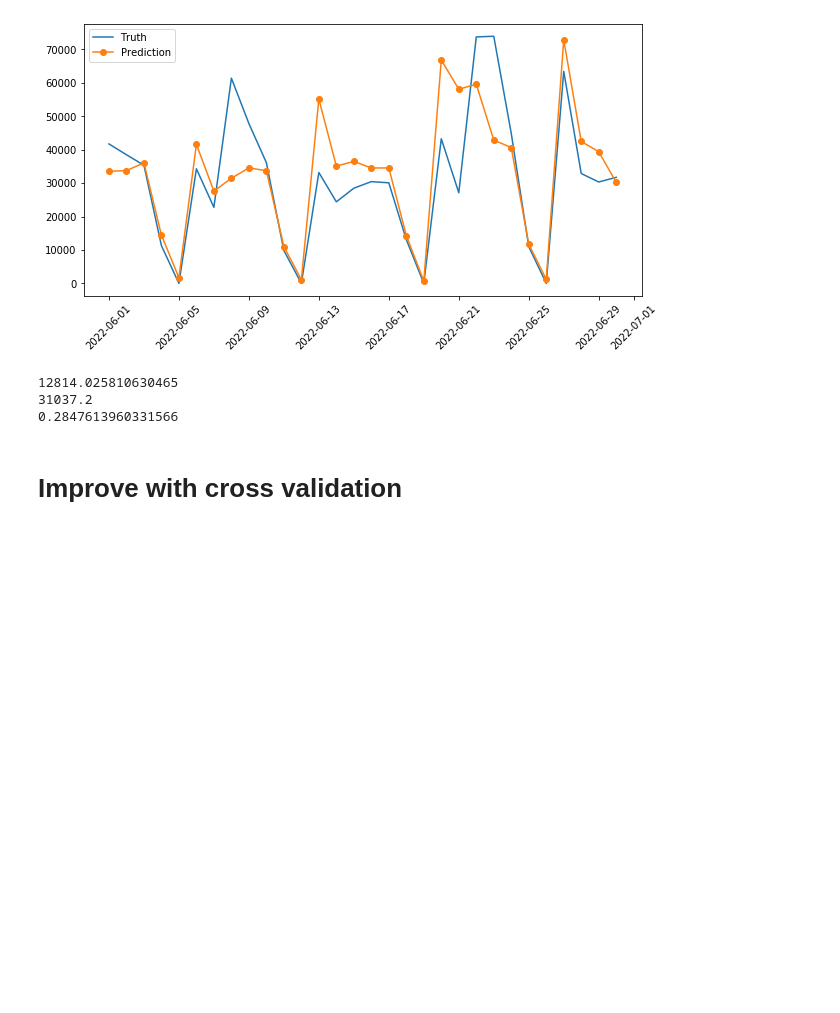
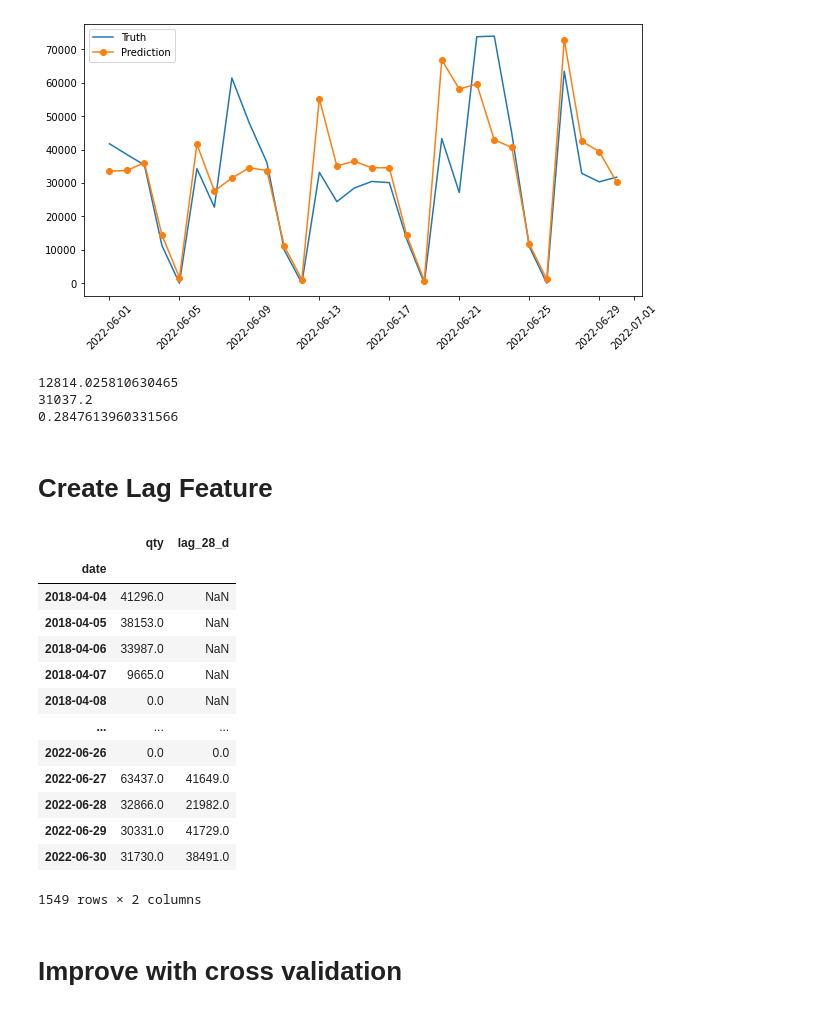
Before and after one commit to ininjame/pythonproj, a Jupyter notebook: data_analysis/forecast_sugiyama.ipynb, the cells around one changed output. Cells and saved outputs as stored; diff of their text form; code cells hidden in the pictures; blank space fills up the shorter version.

```diff
--- a/data_analysis/forecast_sugiyama.ipynb
+++ b/data_analysis/forecast_sugiyama.ipynb
@@ -226,6 +225,31 @@ print(mae(holdout["qty"], holdout["prediction"]) / holdout["qty"].mean())
 12814.025810630465
 31037.2
 0.2847613960331566
+# %% [markdown]
+# Create Lag Feature
+# %%
+# How to create lag features
+# Decide lag: 28 days
+# Get lagged date and lagged values
+df_lagged = df.copy()
+df_lagged.index = df.index + pd.Timedelta(days=28)
+df_lagged.rename(columns={"qty":"lag_28_d"}, inplace=True)
+df.merge(df_lagged, how="left", left_index=True, right_index=True)
+# %% [output]
+|  | qty | lag_28_d |
+| date |  |  |
+| 2018-04-04 | 41296.0 | NaN |
+| 2018-04-05 | 38153.0 | NaN |
+| 2018-04-06 | 33987.0 | NaN |
+| 2018-04-07 | 9665.0 | NaN |
+| 2018-04-08 | 0.0 | NaN |
+| ... | ... | ... |
+| 2022-06-26 | 0.0 | 0.0 |
+| 2022-06-27 | 63437.0 | 41649.0 |
+| 2022-06-28 | 32866.0 | 21982.0 |
+| 2022-06-29 | 30331.0 | 41729.0 |
+| 2022-06-30 | 31730.0 | 38491.0 |
+1549 rows × 2 columns
 # %% [markdown]
 # Improve with cross validation
 # %%
```
Also changed, not shown: parts of 9 cells of this notebook.
